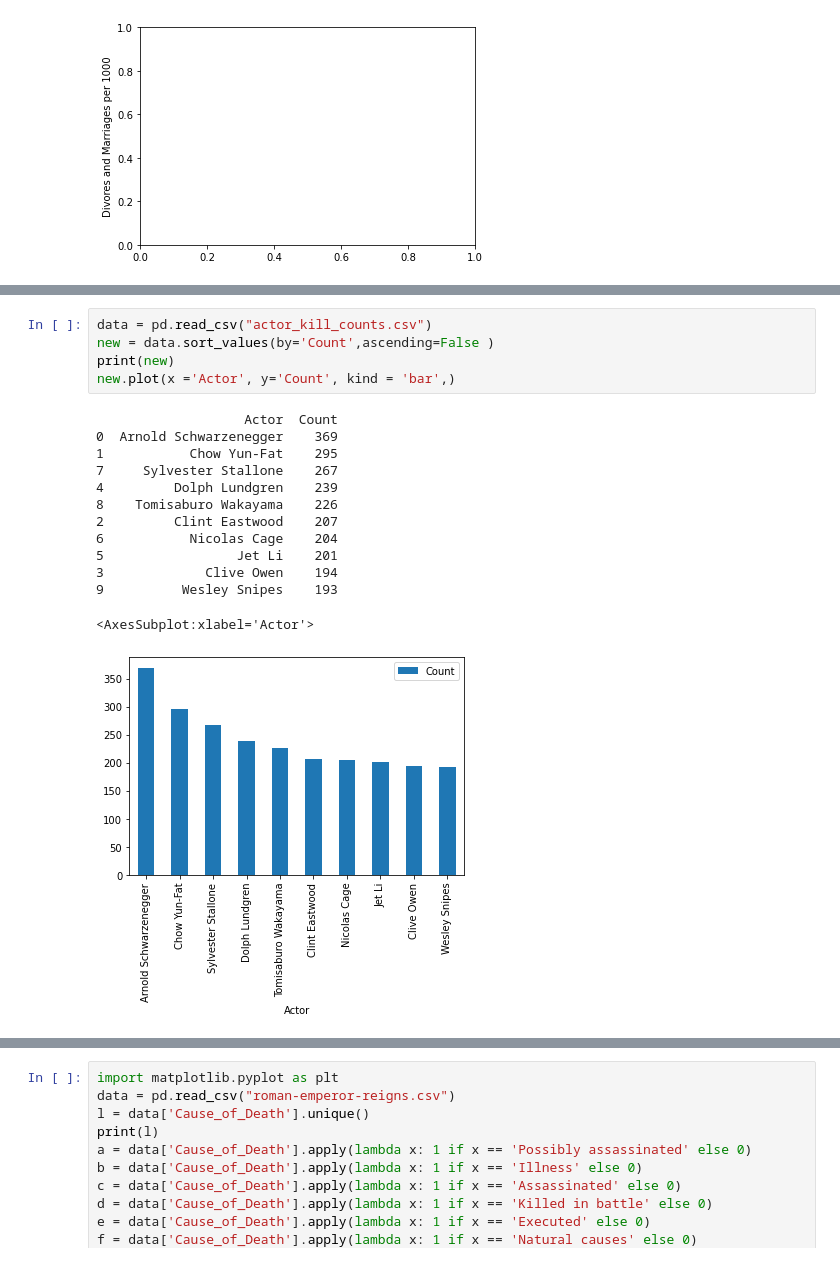
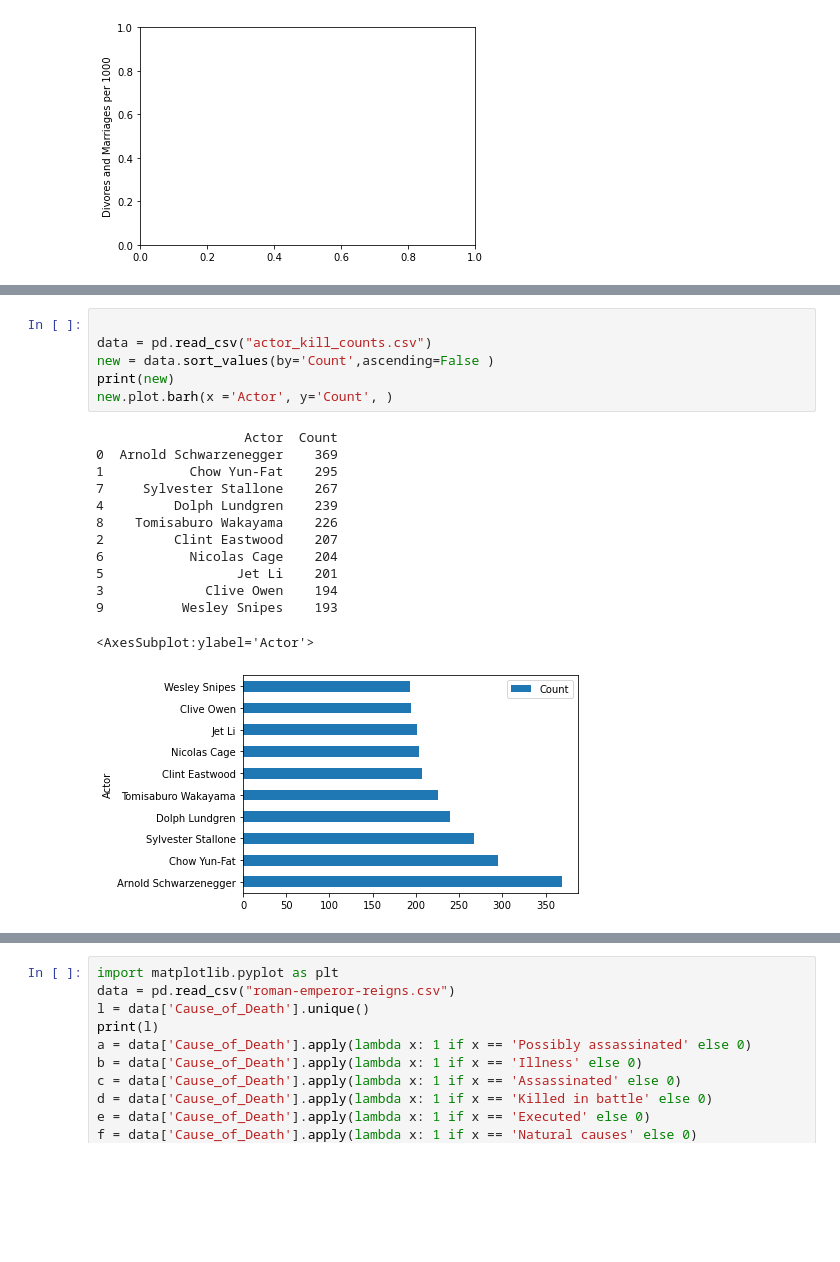
Before and after one commit to AndrewArpin/problemset3-200398857, a Jupyter notebook: Problem Set 3/Problem Set 3.ipynb, the cells around one changed output, grey strips where cells are left out. Cells and saved outputs as stored; diff of their text form; blank space fills up the shorter version.

```diff
--- a/Problem Set 3/Problem Set 3.ipynb
+++ b/Problem Set 3/Problem Set 3.ipynb
@@ -320,24 +320,25 @@ plt.show()
 
 <center><img src="q8.png"></center>
 # %%
+
 data = pd.read_csv("actor_kill_counts.csv")
 new = data.sort_values(by='Count',ascending=False )
 print(new)
-new.plot(x ='Actor', y='Count', kind = 'bar',)
+new.plot.barh(x ='Actor', y='Count', )
 # %% [output]
                    Actor  Count
 0  Arnold Schwarzenegger    369
 1           Chow Yun-Fat    295
 7     Sylvester Stallone    267
 4         Dolph Lundgren    239
 8    Tomisaburo Wakayama    226
 2         Clint Eastwood    207
 6           Nicolas Cage    204
 5                 Jet Li    201
 3             Clive Owen    194
 9          Wesley Snipes    193
-<AxesSubplot:xlabel='Actor'>
+<AxesSubplot:ylabel='Actor'>
-[figure, old version]
+[figure, new version]
 # %% [markdown]
 # Question 9
 <center><img src="q9.png"></center>
```
